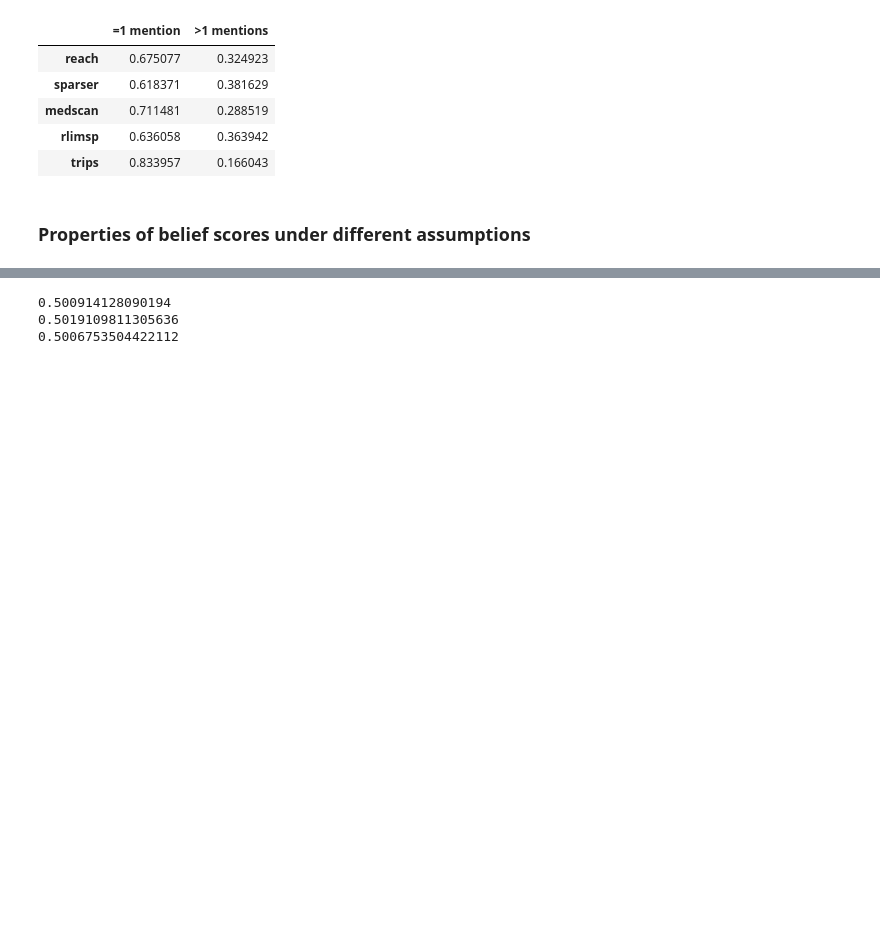
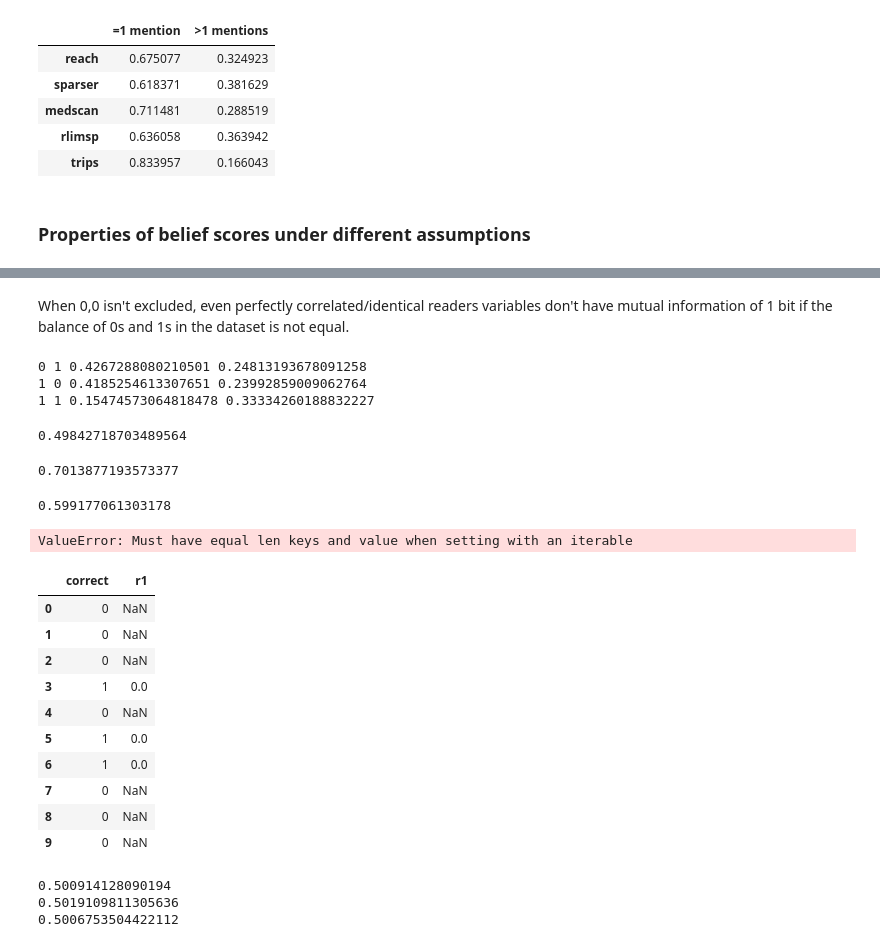
Before and after one commit to sorgerlab/indra_assembly_paper, a Jupyter notebook: notebooks/Belief Prediction.ipynb, the cells around one changed output, grey strips where cells are left out. Drawn from its saved outputs; the diff is of its cells as text; code cells hidden in the pictures; blank space fills up the shorter version.

```diff
--- a/notebooks/Belief Prediction.ipynb
+++ b/notebooks/Belief Prediction.ipynb
@@ -569,12 +550,0 @@ Imagine a base number, e.g. of sentences. R1 generates a correct or incorrect. R
-# %%
-class Simulator(object):
-    def __init__(self, p_correct, base_n, prec_vals, rec_vals):
-        if len(prec_vals) != len(rec_vals):
-            raise ValueError("prec_vals and rec_vals must be the same length.")
-        self.p_correct = p_correct
-        self.prec_vals = prec_vals
-        self.rec_vals = rec_vals
-
-    def simulate(self):
-        event_space = np.random.choice([0, 1], size=base_n, p=[1-p_correct, p_correct])
-        return event_space
@@ -582,0 +636,18 @@ sim = Simulator(0.5,)
+# %%
+# Problem with this approach--high false positive rate allows readers
+# to be correlated by both returning 1 for a high proportion of negatives
+sim = Simulator(0.1, 1000000, {'r1': (0.1, 0.3),
+                               'r2': (0.1, 0.3),
+                             })
+df = sim.simulate()
+sim.summarize(df)
+
+# If absolute recall of both is low, then this means that each gets a small subset of the total
+# possible statements. When aggregated and the 0s are filtered out, this means that there is very
+# little overlap between the readers, the sets are non-complementaray, and they are anti-correlated.
+#
+# If absolute recall is basically 1, and FP rate is 0, this means that the two readers basically
+# return the same sets of statements--so how can they be anticorrelated???
+#
+# If the readers are perfect, in the case of two readers, the correlation is actually 0 (!) because there is
+# so little covariance.
@@ -583,3 +691,41 @@ sim = Simulator(0.5,)
+# %% [markdown]
+When 0,0 isn't excluded, even perfectly correlated/identical readers variables don't have mutual information of 1 bit if the balance of 0s and 1s in the dataset is not equal.
+# %%
+mutual_info('r1', 'r2', df)
+# %% [output]
+0 1 0.4267288080210501 0.24813193678091258
+1 0 0.4185254613307651 0.23992859009062764
+1 1 0.15474573064818478 0.33334260188832227
+0.49842718703489564
+# %%
+prob([('r1', 1)], [('r2', 1)], df)
+# %% [output]
+0.7013877193573377
+# %%
+prob([('r2', 1)], [('r1', 1)], df)
+# %% [output]
+0.599177061303178
+# %%
+#df[df.correct==1]['r1'] = np.array([0, 1, 0])
+df['r1'] = float('NaN')
+# %%
+df.loc[df.correct==1, 'r1'] = np.array([0, 0, 0])
+# %% [output]
+ValueError: Must have equal len keys and value when setting with an iterable
+# %%
+df
+# %% [output]
+|  | correct | r1 |
+| 0 | 0 | NaN |
+| 1 | 0 | NaN |
+| 2 | 0 | NaN |
+| 3 | 1 | 0.0 |
+| 4 | 0 | NaN |
+| 5 | 1 | 0.0 |
+| 6 | 1 | 0.0 |
+| 7 | 0 | NaN |
+| 8 | 0 | NaN |
+| 9 | 0 | NaN |
 # %%
 print(prob([('correct', 1)], [('r1', 1)], df=test_df))
 
```
Also changed, not shown: parts of 12 cells of this notebook.
